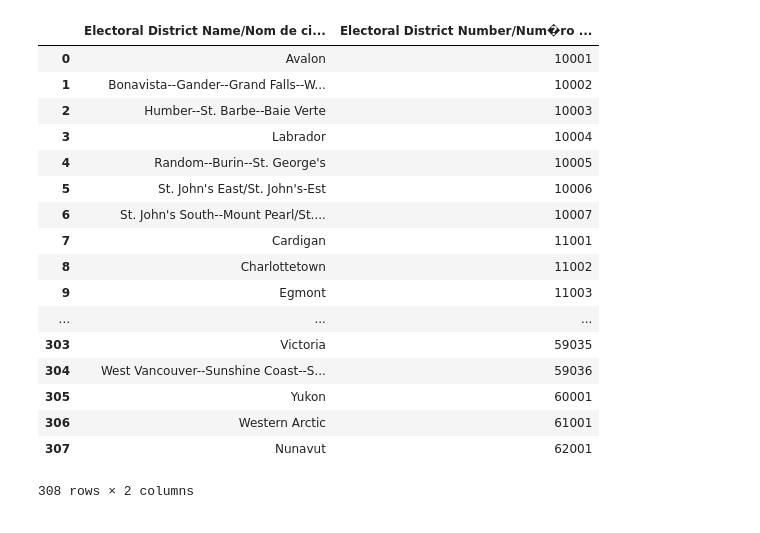
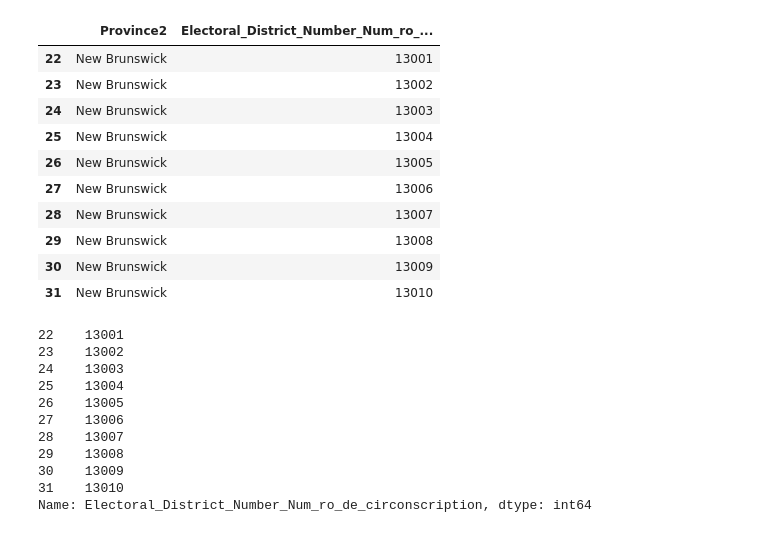
Before and after one commit to Brideau/CanadianElectionDataProcessing, a Jupyter notebook: TransformElectionData.ipynb, the cells around one changed output. Drawn from its saved outputs; the diff is of its cells as text; code cells hidden in the pictures.

Commit message:
Narrowed down the riding

```diff
--- a/TransformElectionData.ipynb
+++ b/TransformElectionData.ipynb
@@ -10,28 +10,22 @@ years = [2011]
 folderName = "pollresults_resultatsbureau_canada"
 
 # This file contains the provinces and their electoral districts
-ridingFile = os.path.join(folderName, "table_tableau11.csv")
+ridingFile = os.path.join(folderName, "RidingListClean.csv")
 # %%
 ridingList = pd.read_csv(ridingFile)
 # We only need the first three columns
-ridingList = ridingList.iloc[:, 1:3]
+ridingList = ridingList.iloc[:, [0, 2]]
+ridingList = ridingList[ridingList["Province2"] == "New Brunswick"]
 ridingList
 # %% [output]
-|  | Electoral District Name/Nom de ci... | Electoral District Number/Num�ro ... |
-| 0 | Avalon | 10001 |
-| 1 | Bonavista--Gander--Grand Falls--W... | 10002 |
-| 2 | Humber--St. Barbe--Baie Verte | 10003 |
-| 3 | Labrador | 10004 |
-| 4 | Random--Burin--St. George's | 10005 |
-| 5 | St. John's East/St. John's-Est | 10006 |
-| 6 | St. John's South--Mount Pearl/St.... | 10007 |
-| 7 | Cardigan | 11001 |
-| 8 | Charlottetown | 11002 |
-| 9 | Egmont | 11003 |
-| ... | ... | ... |
-| 303 | Victoria | 59035 |
-| 304 | West Vancouver--Sunshine Coast--S... | 59036 |
-| 305 | Yukon | 60001 |
-| 306 | Western Arctic | 61001 |
-| 307 | Nunavut | 62001 |
+|  | Province2 | Electoral_District_Number_Num_ro_... |
+| 22 | New Brunswick | 13001 |
+| 23 | New Brunswick | 13002 |
+| 24 | New Brunswick | 13003 |
+| 25 | New Brunswick | 13004 |
+| 26 | New Brunswick | 13005 |
+| 27 | New Brunswick | 13006 |
+| 28 | New Brunswick | 13007 |
+| 29 | New Brunswick | 13008 |
+| 30 | New Brunswick | 13009 |
+| 31 | New Brunswick | 13010 |
-308 rows × 2 columns
@@ -40,2 +32,17 @@ ridings = [13003, 13008]
+# %%
+ridings = ridingList.ix[:, 1]
+ridings
+# %% [output]
+22    13001
+23    13002
+24    13003
+25    13004
+26    13005
+27    13006
+28    13007
+29    13008
+30    13009
+31    13010
+Name: Electoral_District_Number_Num_ro_de_circonscription, dtype: int64
 # %%
 def percent_by_polling_district(riding, year):
```
Also changed, not shown: parts of 4 cells of this notebook.
